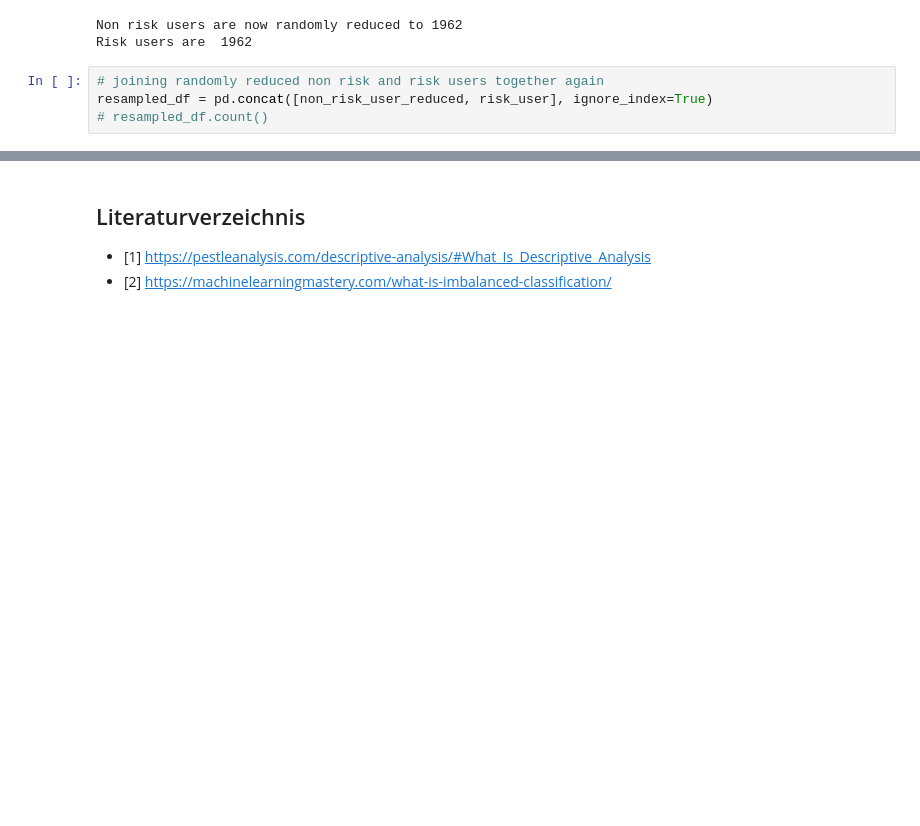
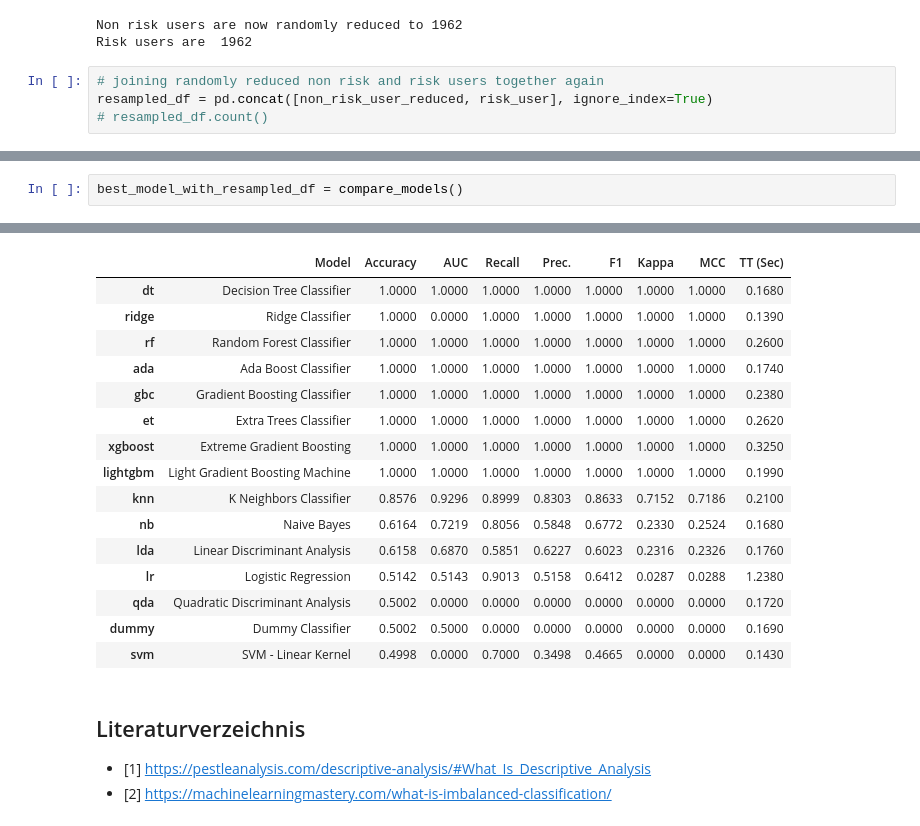
Before and after one commit to yassdenn/cca, a Jupyter notebook: MAIN.ipynb, the cells around one changed output, grey strips where cells are left out. Cells and saved outputs as stored; diff of their text form; blank space fills up the shorter version.

```diff
--- a/MAIN.ipynb
+++ b/MAIN.ipynb
@@ -320,0 +321,3 @@ stp_downsampled = pycaret.classification.setup(data = resampled_df, target = 'ri
+# %%
+best_model_with_resampled_df = compare_models()
+# %% [output]
@@ -321,3 +325,19 @@ stp_downsampled = pycaret.classification.setup(data = resampled_df, target = 'ri
+|  | Model | Accuracy | AUC | Recall | Prec. | F1 | Kappa | MCC | TT (Sec) |
+| dt | Decision Tree Classifier | 1.0000 | 1.0000 | 1.0000 | 1.0000 | 1.0000 | 1.0000 | 1.0000 | 0.1680 |
+| ridge | Ridge Classifier | 1.0000 | 0.0000 | 1.0000 | 1.0000 | 1.0000 | 1.0000 | 1.0000 | 0.1390 |
+| rf | Random Forest Classifier | 1.0000 | 1.0000 | 1.0000 | 1.0000 | 1.0000 | 1.0000 | 1.0000 | 0.2600 |
+| ada | Ada Boost Classifier | 1.0000 | 1.0000 | 1.0000 | 1.0000 | 1.0000 | 1.0000 | 1.0000 | 0.1740 |
+| gbc | Gradient Boosting Classifier | 1.0000 | 1.0000 | 1.0000 | 1.0000 | 1.0000 | 1.0000 | 1.0000 | 0.2380 |
+| et | Extra Trees Classifier | 1.0000 | 1.0000 | 1.0000 | 1.0000 | 1.0000 | 1.0000 | 1.0000 | 0.2620 |
+| xgboost | Extreme Gradient Boosting | 1.0000 | 1.0000 | 1.0000 | 1.0000 | 1.0000 | 1.0000 | 1.0000 | 0.3250 |
+| lightgbm | Light Gradient Boosting Machine | 1.0000 | 1.0000 | 1.0000 | 1.0000 | 1.0000 | 1.0000 | 1.0000 | 0.1990 |
+| knn | K Neighbors Classifier | 0.8576 | 0.9296 | 0.8999 | 0.8303 | 0.8633 | 0.7152 | 0.7186 | 0.2100 |
+| nb | Naive Bayes | 0.6164 | 0.7219 | 0.8056 | 0.5848 | 0.6772 | 0.2330 | 0.2524 | 0.1680 |
+| lda | Linear Discriminant Analysis | 0.6158 | 0.6870 | 0.5851 | 0.6227 | 0.6023 | 0.2316 | 0.2326 | 0.1760 |
+| lr | Logistic Regression | 0.5142 | 0.5143 | 0.9013 | 0.5158 | 0.6412 | 0.0287 | 0.0288 | 1.2380 |
+| qda | Quadratic Discriminant Analysis | 0.5002 | 0.0000 | 0.0000 | 0.0000 | 0.0000 | 0.0000 | 0.0000 | 0.1720 |
+| dummy | Dummy Classifier | 0.5002 | 0.5000 | 0.0000 | 0.0000 | 0.0000 | 0.0000 | 0.0000 | 0.1690 |
+| svm | SVM - Linear Kernel | 0.4998 | 0.0000 | 0.7000 | 0.3498 | 0.4665 | 0.0000 | 0.0000 | 0.1430 |
 # %% [markdown]
 ## Literaturverzeichnis
 
```
Also changed, not shown: parts of 3 cells of this notebook, 1 other file.
